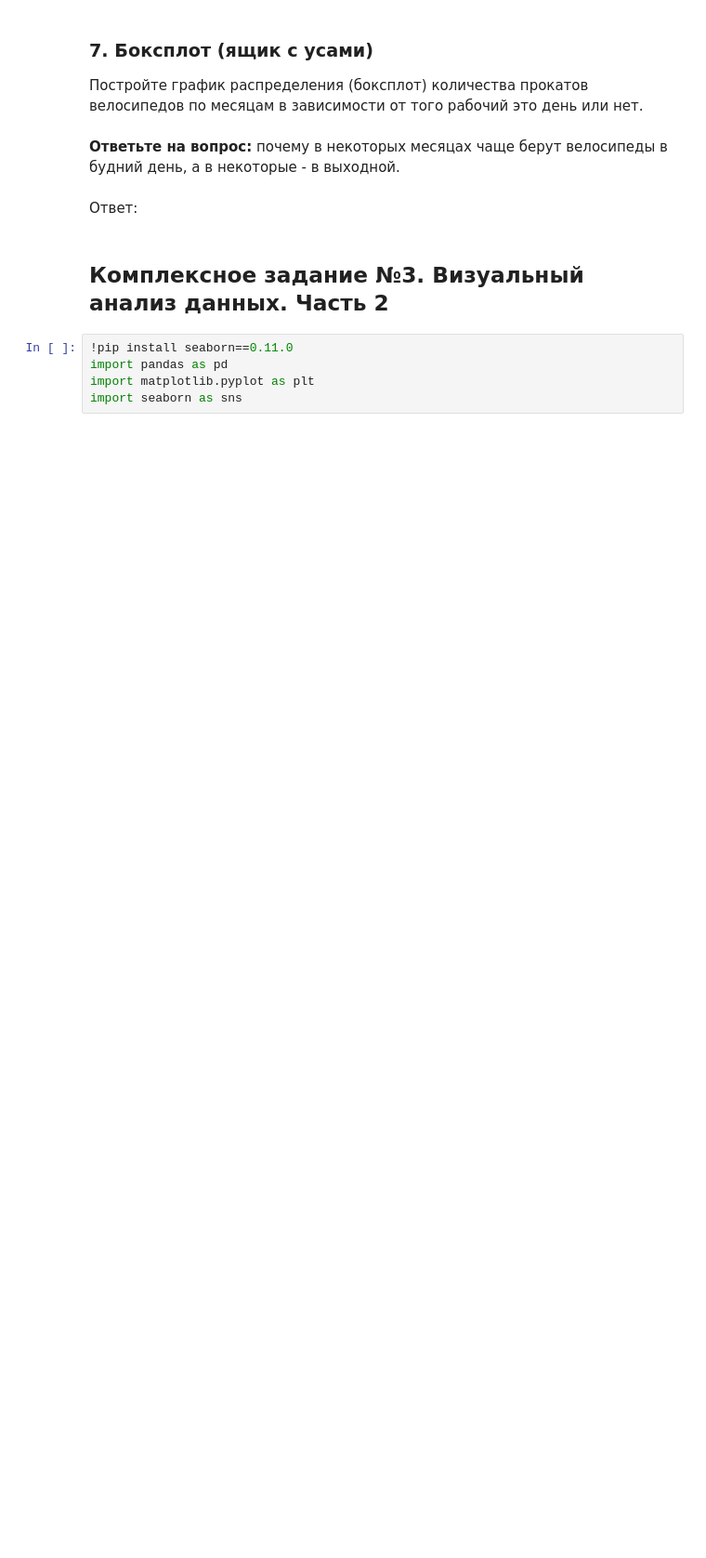
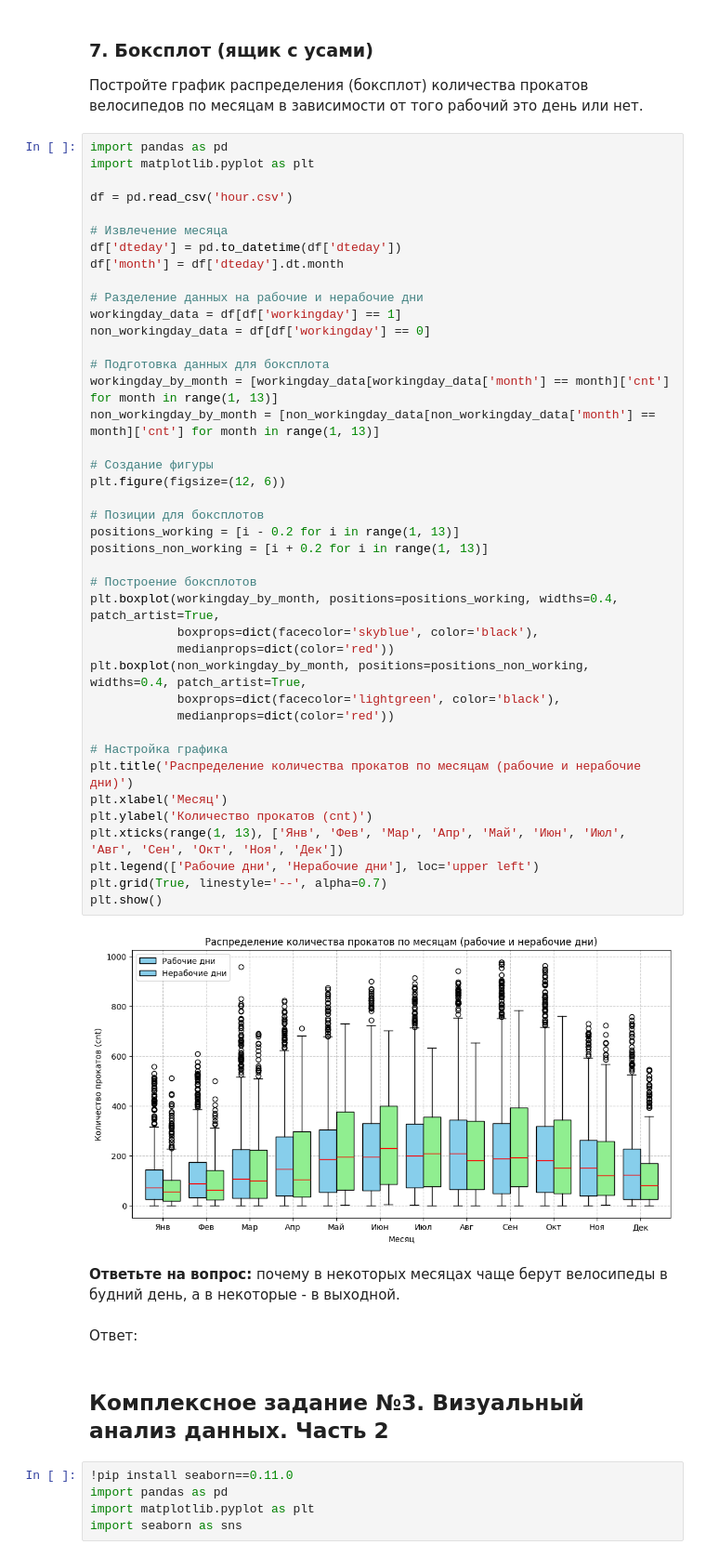
Before and after one commit to Owl-Man/Computer-math, a Jupyter notebook: Практическая_работа_№5_Библиотека_Pandas.ipynb, the cells around one changed output. Shown at 93% size. Saved outputs shown, nothing was run; the diff lists cells and outputs as text; blank space fills up the shorter version.

```diff
--- a/Практическая_работа_№5_Библиотека_Pandas.ipynb
+++ b/Практическая_работа_№5_Библиотека_Pandas.ipynb
@@ -567,6 +647,49 @@ plt.show()
 ### 7. Боксплот (ящик с усами)
 
 Постройте график распределения (боксплот) количества прокатов велосипедов по месяцам в зависимости от того рабочий это день или нет.
+# %%
+import pandas as pd
+import matplotlib.pyplot as plt
+
+df = pd.read_csv('hour.csv')
+
+# Извлечение месяца
+df['dteday'] = pd.to_datetime(df['dteday'])
+df['month'] = df['dteday'].dt.month
+
+# Разделение данных на рабочие и нерабочие дни
+workingday_data = df[df['workingday'] == 1]
+non_workingday_data = df[df['workingday'] == 0]
+
+# Подготовка данных для боксплота
+workingday_by_month = [workingday_data[workingday_data['month'] == month]['cnt'] for month in range(1, 13)]
+non_workingday_by_month = [non_workingday_data[non_workingday_data['month'] == month]['cnt'] for month in range(1, 13)]
+
+# Создание фигуры
+plt.figure(figsize=(12, 6))
+
+# Позиции для боксплотов
+positions_working = [i - 0.2 for i in range(1, 13)]
+positions_non_working = [i + 0.2 for i in range(1, 13)]
+
+# Построение боксплотов
+plt.boxplot(workingday_by_month, positions=positions_working, widths=0.4, patch_artist=True,
+            boxprops=dict(facecolor='skyblue', color='black'),
+            medianprops=dict(color='red'))
+plt.boxplot(non_workingday_by_month, positions=positions_non_working, widths=0.4, patch_artist=True,
+            boxprops=dict(facecolor='lightgreen', color='black'),
+            medianprops=dict(color='red'))
+
+# Настройка графика
+plt.title('Распределение количества прокатов по месяцам (рабочие и нерабочие дни)')
+plt.xlabel('Месяц')
+plt.ylabel('Количество прокатов (cnt)')
+plt.xticks(range(1, 13), ['Янв', 'Фев', 'Мар', 'Апр', 'Май', 'Июн', 'Июл', 'Авг', 'Сен', 'Окт', 'Ноя', 'Дек'])
+plt.legend(['Рабочие дни', 'Нерабочие дни'], loc='upper left')
+plt.grid(True, linestyle='--', alpha=0.7)
+plt.show()
+# %% [output]
+[figure, added]
 # %% [markdown]
 **Ответьте на вопрос:** почему в некоторых месяцах чаще берут велосипеды в будний день, а в некоторые - в выходной.
 # %% [markdown]
```
Also changed, not shown: parts of 20 cells of this notebook, 2 other files.
